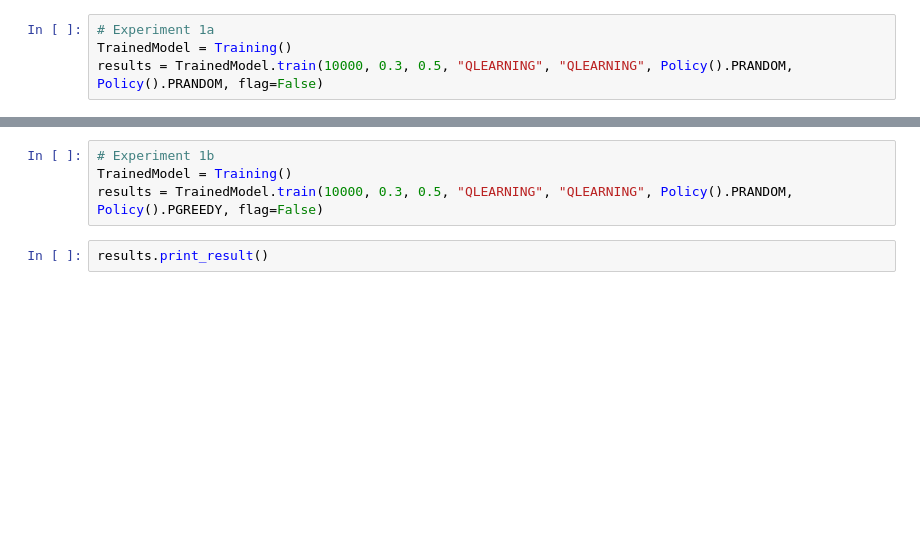
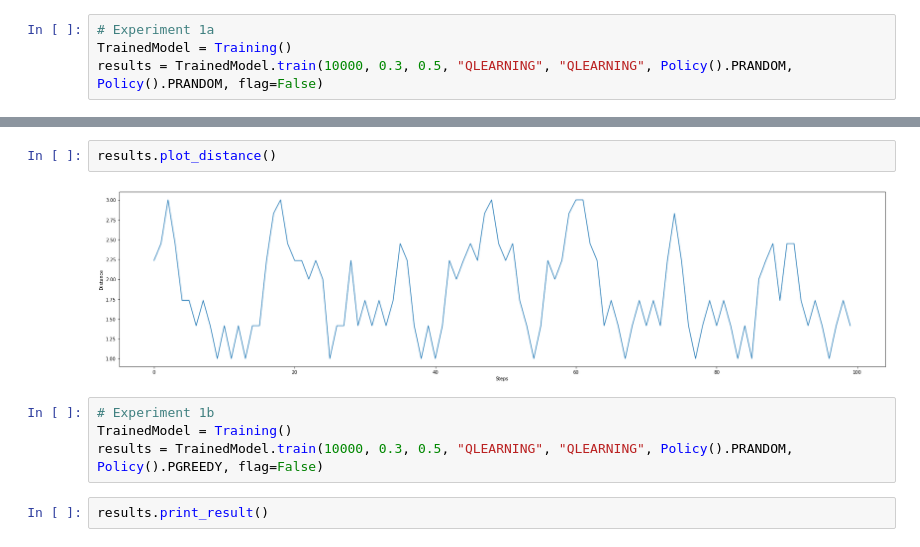
Before and after one commit to nghialuu14/COSC4368---Reinforcement-Learning, a Jupyter notebook: COSC4368 - Group Project.ipynb, the cells around one changed output, grey strips where cells are left out. Cells and saved outputs as stored; diff of their text form; blank space fills up the shorter version.

Commit message:
Implement distance plot

```diff
--- a/COSC4368 - Group Project.ipynb
+++ b/COSC4368 - Group Project.ipynb
@@ -624,3 +636,7 @@ results.plot_q_table("female")
+# %%
+results.plot_distance()
+# %% [output]
+[figure, added]
 # %%
 # Experiment 1b
 TrainedModel = Training()
```
Also changed, not shown: parts of 12 cells of this notebook.
